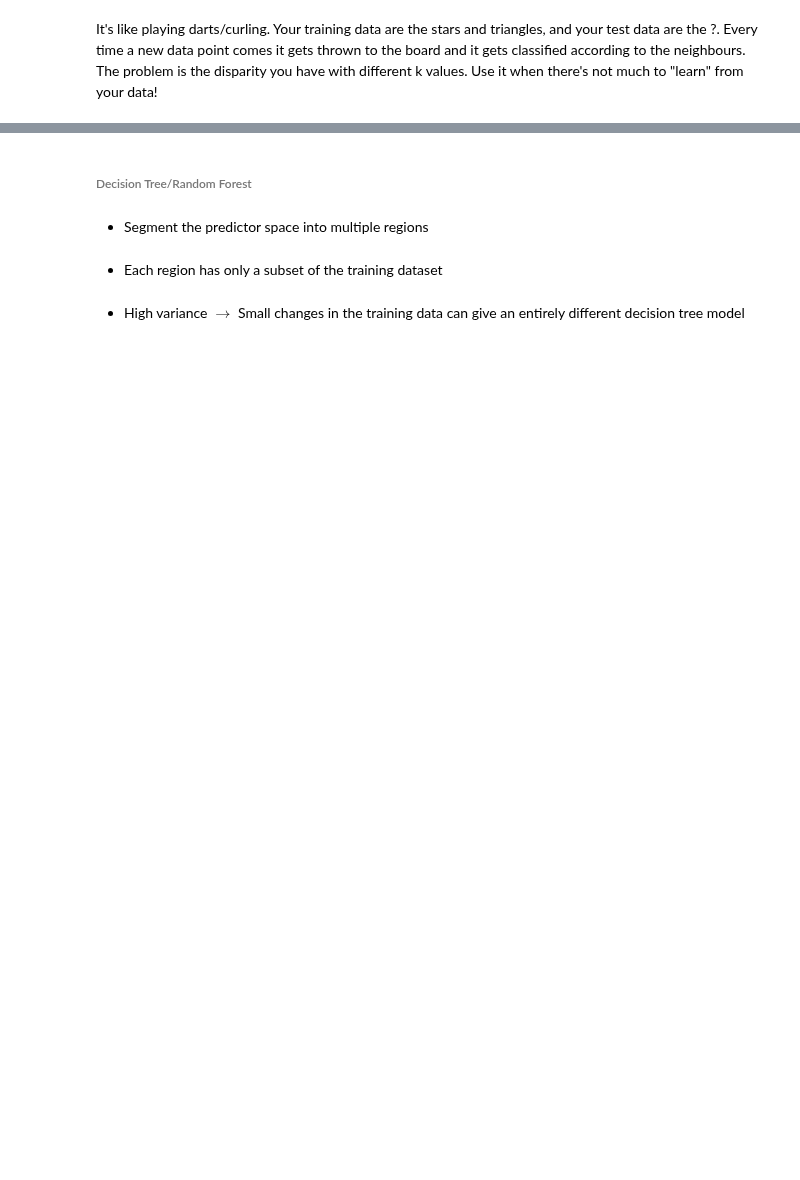
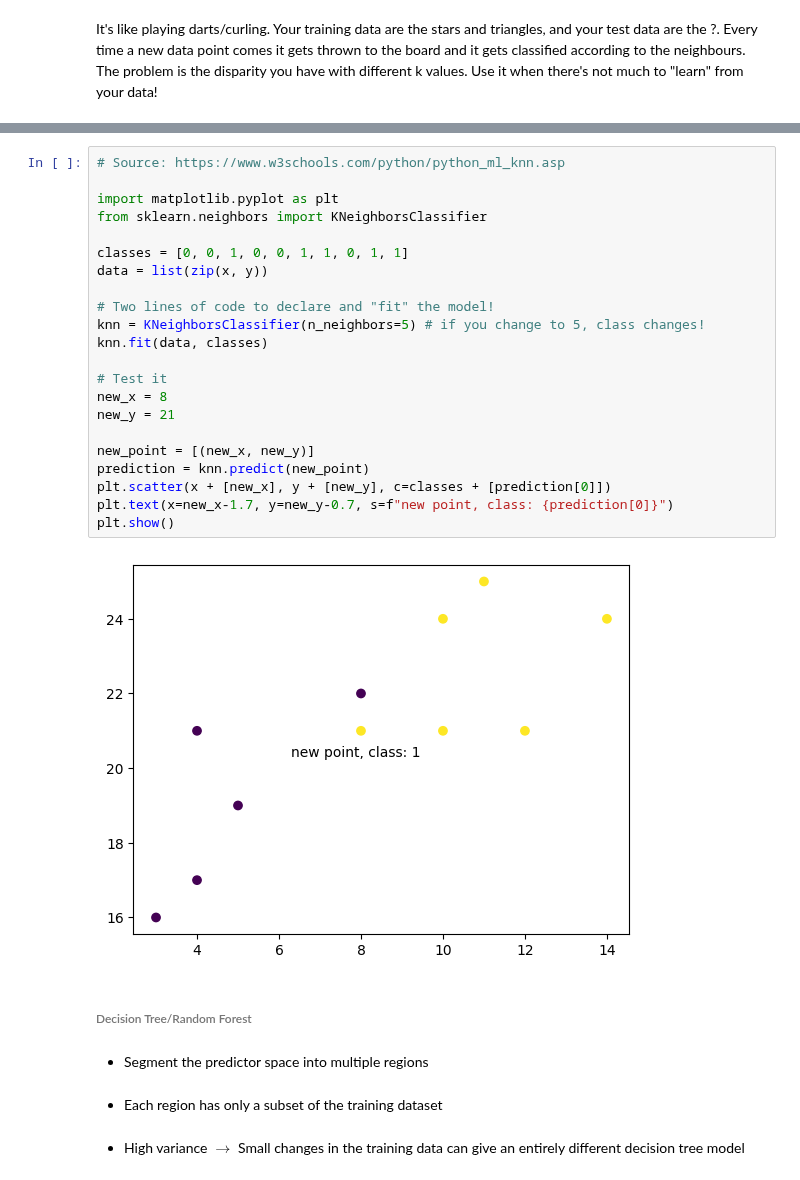
Before and after one commit to carlosfmorenog/CMM536, a Jupyter notebook: CMM536_Topic_3/CMM536_T3_Lec.ipynb, the cells around one changed output, grey strips where cells are left out. Cells and saved outputs as stored; diff of their text form; blank space fills up the shorter version.

```diff
--- a/CMM536_Topic_3/CMM536_T3_Lec.ipynb
+++ b/CMM536_Topic_3/CMM536_T3_Lec.ipynb
@@ -239,6 +237,30 @@ plt.text(x=new_x-1.7, y=new_y-0.7, s=f"new point, class: {prediction[0]}")
 plt.show()
 # %% [output]
 [figure]
+# %%
+# Source: https://www.w3schools.com/python/python_ml_knn.asp
+
+import matplotlib.pyplot as plt
+from sklearn.neighbors import KNeighborsClassifier
+
+classes = [0, 0, 1, 0, 0, 1, 1, 0, 1, 1]
+data = list(zip(x, y))
+
+# Two lines of code to declare and "fit" the model!
+knn = KNeighborsClassifier(n_neighbors=5) # if you change to 5, class changes!
+knn.fit(data, classes)
+
+# Test it
+new_x = 8
+new_y = 21
+
+new_point = [(new_x, new_y)]
+prediction = knn.predict(new_point)
+plt.scatter(x + [new_x], y + [new_y], c=classes + [prediction[0]])
+plt.text(x=new_x-1.7, y=new_y-0.7, s=f"new point, class: {prediction[0]}")
+plt.show()
+# %% [output]
+[figure, added]
 # %% [markdown]
 ###### Decision Tree/Random Forest
 # %% [markdown]
```
Also changed, not shown: parts of 4 cells of this notebook.
